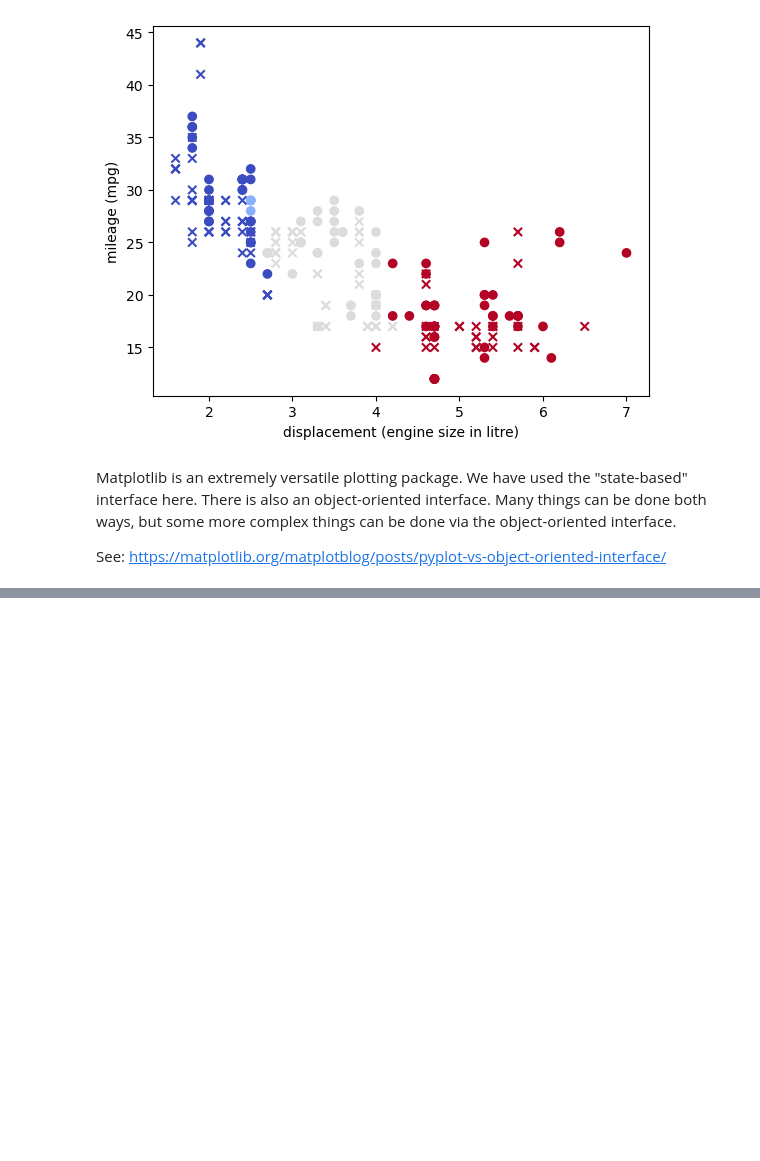
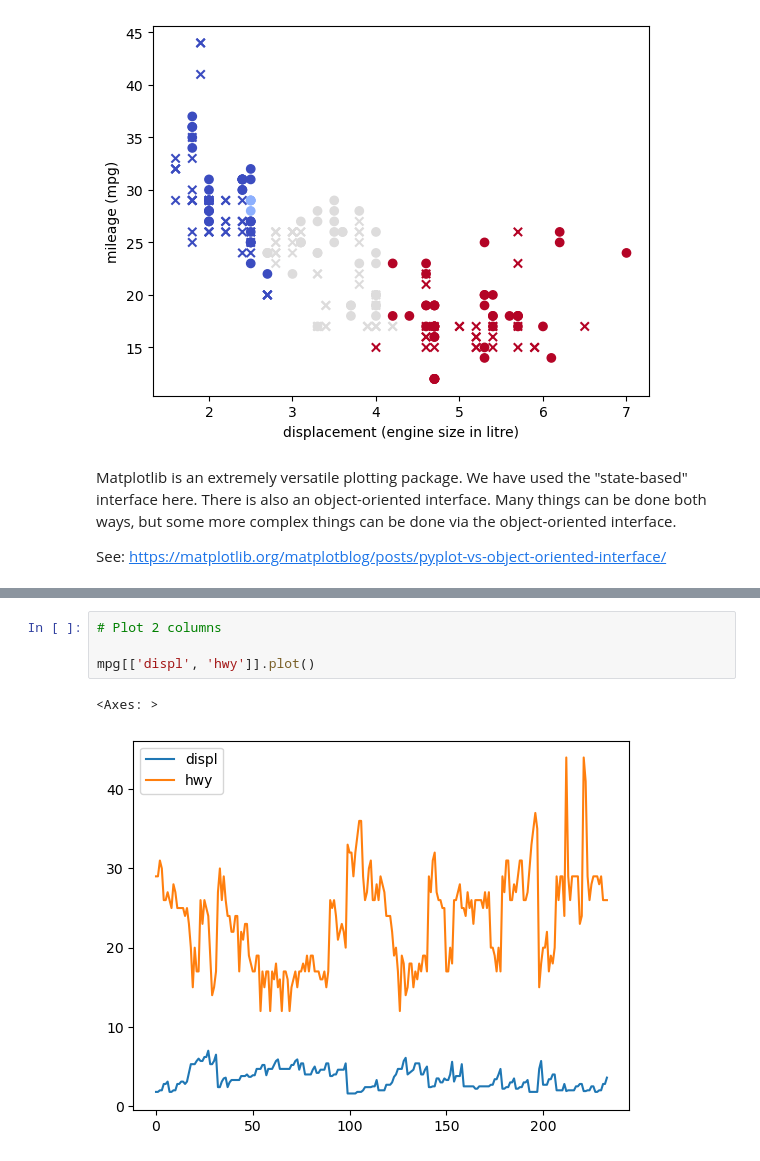
Before and after one commit to JoeZhang1000/SDS3386-Midterm-Summary, a Jupyter notebook: SDS 3386 Midterm Summary.ipynb, the cells around one changed output, grey strips where cells are left out. Cells and saved outputs as stored; diff of their text form; blank space fills up the shorter version.

```diff
--- a/SDS 3386 Midterm Summary.ipynb
+++ b/SDS 3386 Midterm Summary.ipynb
@@ -165,0 +271,7 @@ We want to now read a full mpg dataset. However, we have a problem. The loadtxt
+# %%
+# Plot 2 columns
+
+mpg[['displ', 'hwy']].plot()
+# %% [output]
+<Axes: >
+[figure, added]
```
Also changed, not shown: parts of 37 cells of this notebook.
